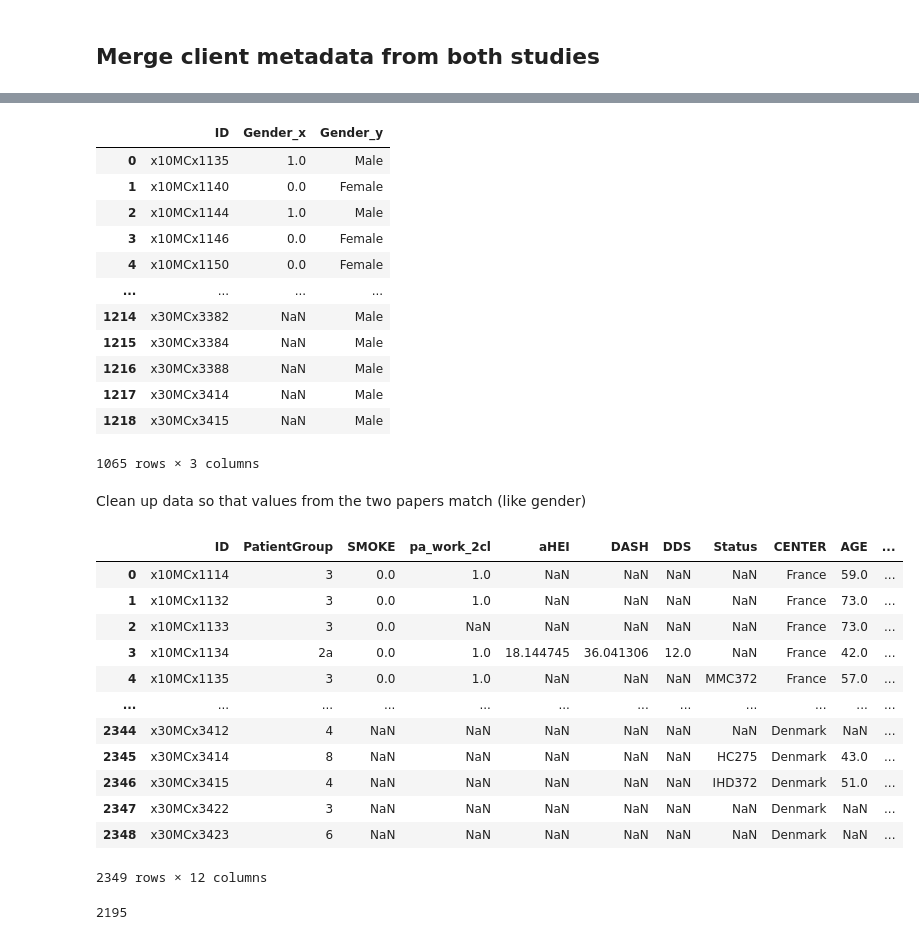
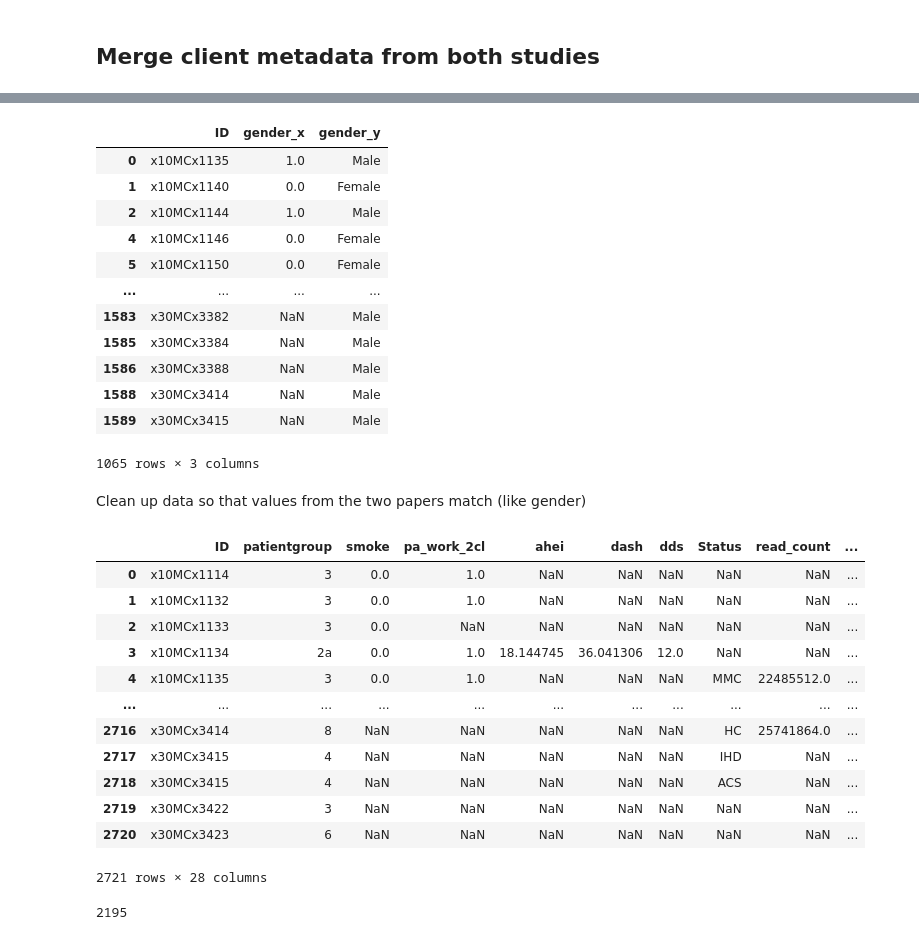
Before and after one commit to Gibbons-Lab/2026_cperez_antibiotic_recency, a Jupyter notebook: archive/metacardis_SOL_validation_NEW.ipynb, the cells around one changed output, grey strips where cells are left out. Saved outputs shown, nothing was run; the diff lists cells and outputs as text; code cells hidden in the pictures.

```diff
--- a/metacardis_SOL_validation.ipynb
+++ b/archive/metacardis_SOL_validation_NEW.ipynb
@@ -58,25 +170,30 @@ anti_diab = pd.read_csv("metacardis_data/metacardis_other_med_use.csv")
+# %%
+clients_forslund2021.set_index('SampleID', inplace=True)
+# %%
+clients_forslund2021.columns = clients_forslund2021.columns.str.lower()
+# %%
+clients_forslund2021.reset_index(inplace=True)
 # %% [markdown]
 ## Merge client metadata from both studies
 # %%
 # Subset col of interest from Fromentin 2022
-clients_fromentin_clean = (clients_fromentin2022
-                           [['ID','Status','Age (years)', 'BMI (kg/m²)',
-                             'Gender', 'Nationality']].copy())
+# clients_fromentin_clean = (clients_fromentin2022
+#                            [['ID','Status','Age (years)', 'BMI (kg/m²)',
+#                              'Gender', 'Nationality']].copy())
 
 # IHD372 and MMC372 both have subcategories
 # IHD has CIHD, ACS, and HF
 # MMC has a 372 cohort and a 269 cohort
 # Only keep the larger categories to prevent duplicates
-status = ['HC275', 'MMC372', 'UMCC222', 'IHD372']
+# status = ['HC275', 'MMC372', 'UMCC222', 'IHD372']
 
-clients_fromentin_clean.rename(columns={'BMI (kg/m²)': 'BMI'}, inplace=True)
-clients_fromentin_clean.rename(columns={'Age (years)': 'AGE'}, inplace=True)
-clients_fromentin_clean.rename(columns={'Nationality': 'CENTER'}, inplace=True)
+# clients_fromentin_clean.rename(columns={'BMI (kg/m²)': 'BMI'}, inplace=True)
+# clients_fromentin_clean.rename(columns={'Age (years)': 'AGE'}, inplace=True)
+# clients_fromentin_clean.rename(columns={'Nationality': 'CENTER'}, inplace=True)
 
 # Change spelling of Danemark to Denmark to match other df
-clients_fromentin2022.Nationality.value_counts()
-clients_fromentin_clean.loc[clients_fromentin_clean.CENTER == 'Danemark', 'CENTER'] = 'Denmark'
+# clients_fromentin2022.Nationality.value_counts()
 
-clients_fromentin_clean = clients_fromentin_clean[clients_fromentin_clean['Status'].isin(status)]
+# clients_fromentin_clean = clients_fromentin_clean[clients_fromentin_clean['Status'].isin(status)]
 clients_fromentin_clean.head()
 # %% [output]
@@ -89,70 +207,70 @@ clients_fromentin_clean.head()
 # %%
 # This cell determines how many IDs are shared between the two studies
 clients_forslund2021.rename(columns={'SampleID': 'ID'}, inplace=True)
-test = clients_forslund2021[['ID','Gender']].merge(clients_fromentin_clean[['ID', 'Gender']], on=['ID'], how='inner').drop_duplicates()
+test = clients_forslund2021[['ID','gender']].merge(clients_fromentin_clean[['ID', 'gender']], on=['ID'], how='inner').drop_duplicates()
 test
 # Also one can see here that 1.0 maps to male and 0.0 maps to female
 # %% [output]
-|  | ID | Gender_x | Gender_y |
+|  | ID | gender_x | gender_y |
 | 0 | x10MCx1135 | 1.0 | Male |
 | 1 | x10MCx1140 | 0.0 | Female |
 | 2 | x10MCx1144 | 1.0 | Male |
-| 3 | x10MCx1146 | 0.0 | Female |
-| 4 | x10MCx1150 | 0.0 | Female |
+| 4 | x10MCx1146 | 0.0 | Female |
+| 5 | x10MCx1150 | 0.0 | Female |
 | ... | ... | ... | ... |
-| 1214 | x30MCx3382 | NaN | Male |
-| 1215 | x30MCx3384 | NaN | Male |
-| 1216 | x30MCx3388 | NaN | Male |
-| 1217 | x30MCx3414 | NaN | Male |
-| 1218 | x30MCx3415 | NaN | Male |
+| 1583 | x30MCx3382 | NaN | Male |
+| 1585 | x30MCx3384 | NaN | Male |
+| 1586 | x30MCx3388 | NaN | Male |
+| 1588 | x30MCx3414 | NaN | Male |
+| 1589 | x30MCx3415 | NaN | Male |
 1065 rows × 3 columns
 # %% [markdown]
 Clean up data so that values from the two papers match (like gender)
 # %%
 # Change gender encoding in Forslund 2021 paper metadata
-clients_forslund2021['Gender_text'] = clients_forslund2021['Gender'].apply(
+clients_forslund2021['gender_text'] = clients_forslund2021['gender'].apply(
     lambda x: 'Male' if x == 1 else
     'Female' if x == 0
     else x)
-clients_forslund2021.drop(columns='Gender',inplace=True)
-clients_forslund2021.rename(columns={'Gender_text': 'Gender'}, inplace=True)
+clients_forslund2021.drop(columns='gender',inplace=True)
+clients_forslund2021.rename(columns={'gender_text': 'gender'}, inplace=True)
 
 # Outer merge to keep all folks
 # Not merging on multiple columns bc they are filled to varying extents
 all_clients = (clients_forslund2021.merge(
     clients_fromentin_clean,
     how='outer',
     on=['ID'],
     suffixes=('_df1', '_df2')).drop_duplicates())
 
 # Combine complementary columns
 # Overrides NaNs for col that have data
-shared_col = ['CENTER', 'AGE', 'BMI', 'Gender']
+shared_col = ['center', 'age', 'bmi', 'gender']
 
 for col in shared_col:
     all_clients[col] = all_clients[f'{col}_df1'].combine_first(all_clients[f'{col}_df2'])
 
 # Drop the temp col
 (all_clients.drop(columns=
                   [col + '_df1' for col in shared_col] +
                   [col + '_df2' for col in shared_col],
                   inplace=True))
 
 all_clients.sort_values(by='ID')
 # %% [output]
-|  | ID | PatientGroup | SMOKE | pa_work_2cl | aHEI | DASH | DDS | Status | CENTER | AGE | ... |
-| 0 | x10MCx1114 | 3 | 0.0 | 1.0 | NaN | NaN | NaN | NaN | France | 59.0 | ... |
-| 1 | x10MCx1132 | 3 | 0.0 | 1.0 | NaN | NaN | NaN | NaN | France | 73.0 | ... |
-| 2 | x10MCx1133 | 3 | 0.0 | NaN | NaN | NaN | NaN | NaN | France | 73.0 | ... |
-| 3 | x10MCx1134 | 2a | 0.0 | 1.0 | 18.144745 | 36.041306 | 12.0 | NaN | France | 42.0 | ... |
-| 4 | x10MCx1135 | 3 | 0.0 | 1.0 | NaN | NaN | NaN | MMC372 | France | 57.0 | ... |
-| ... | ... | ... | ... | ... | ... | ... | ... | ... | ... | ... | ... |
-| 2344 | x30MCx3412 | 4 | NaN | NaN | NaN | NaN | NaN | NaN | Denmark | NaN | ... |
-| 2345 | x30MCx3414 | 8 | NaN | NaN | NaN | NaN | NaN | HC275 | Denmark | 43.0 | ... |
-| 2346 | x30MCx3415 | 4 | NaN | NaN | NaN | NaN | NaN | IHD372 | Denmark | 51.0 | ... |
-| 2347 | x30MCx3422 | 3 | NaN | NaN | NaN | NaN | NaN | NaN | Denmark | NaN | ... |
-| 2348 | x30MCx3423 | 6 | NaN | NaN | NaN | NaN | NaN | NaN | Denmark | NaN | ... |
+|  | ID | patientgroup | smoke | pa_work_2cl | ahei | dash | dds | Status | read_count | ... |
+| 0 | x10MCx1114 | 3 | 0.0 | 1.0 | NaN | NaN | NaN | NaN | NaN | ... |
+| 1 | x10MCx1132 | 3 | 0.0 | 1.0 | NaN | NaN | NaN | NaN | NaN | ... |
+| 2 | x10MCx1133 | 3 | 0.0 | NaN | NaN | NaN | NaN | NaN | NaN | ... |
+| 3 | x10MCx1134 | 2a | 0.0 | 1.0 | 18.144745 | 36.041306 | 12.0 | NaN | NaN | ... |
+| 4 | x10MCx1135 | 3 | 0.0 | 1.0 | NaN | NaN | NaN | MMC | 22485512.0 | ... |
+| ... | ... | ... | ... | ... | ... | ... | ... | ... | ... | ... |
+| 2716 | x30MCx3414 | 8 | NaN | NaN | NaN | NaN | NaN | HC | 25741864.0 | ... |
+| 2717 | x30MCx3415 | 4 | NaN | NaN | NaN | NaN | NaN | IHD | NaN | ... |
+| 2718 | x30MCx3415 | 4 | NaN | NaN | NaN | NaN | NaN | ACS | NaN | ... |
+| 2719 | x30MCx3422 | 3 | NaN | NaN | NaN | NaN | NaN | NaN | NaN | ... |
+| 2720 | x30MCx3423 | 6 | NaN | NaN | NaN | NaN | NaN | NaN | NaN | ... |
-2349 rows × 12 columns
+2721 rows × 28 columns
 # %%
 all_clients.ID.nunique()
 # %% [output]
```
Also changed, not shown: parts of 95 cells of this notebook, 30 other files.
